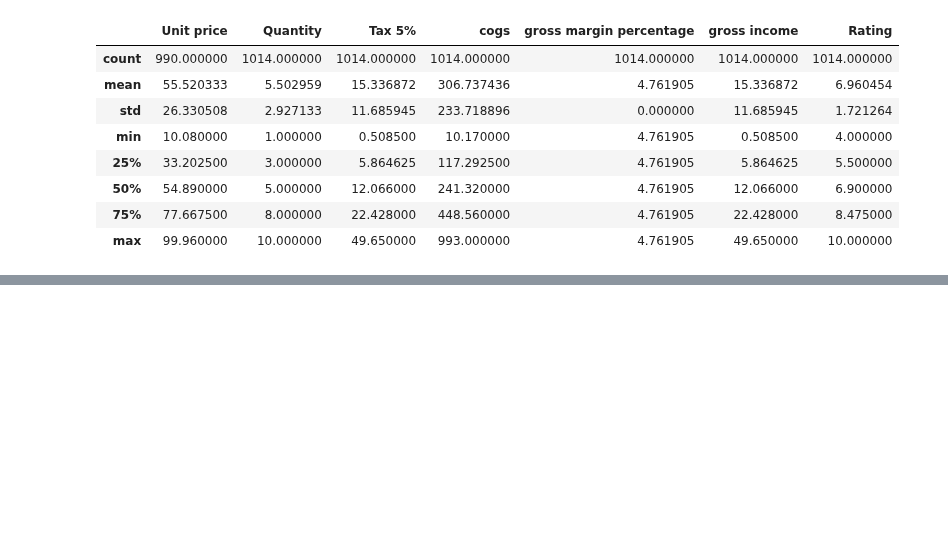
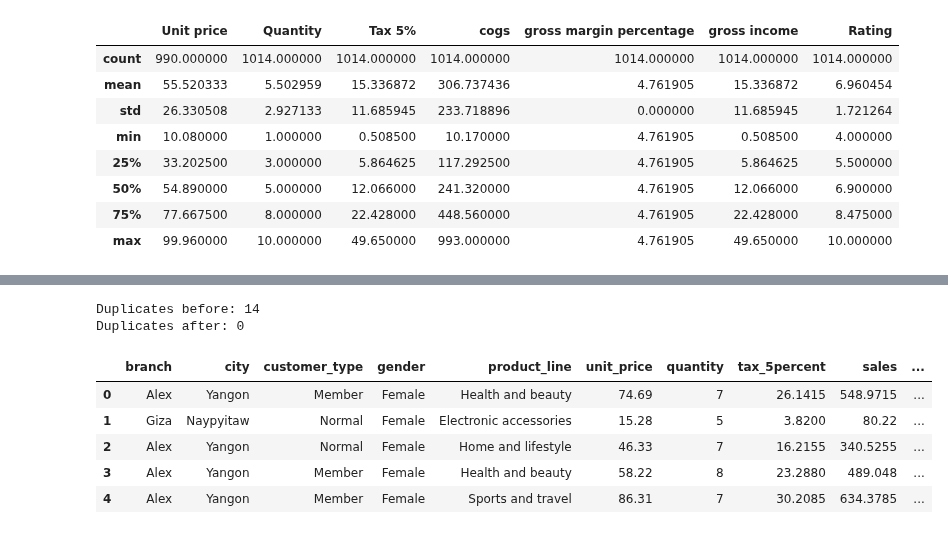
Before and after one commit to moaaz-z/DEPI, a Jupyter notebook: 2.ipynb, the cells around one changed output, grey strips where cells are left out. Drawn from its saved outputs; the diff is of its cells as text; code cells hidden in the pictures; blank space fills up the shorter version.

```diff
--- a/2.ipynb
+++ b/2.ipynb
@@ -48,0 +193,30 @@ df.describe()
+# %%
+df["unit_price"] = df["unit_price"].fillna(
+    df["unit_price"].median()
+)
+
+df["sales"] = df["sales"].fillna(
+    df["sales"].median()
+)
+# %%
+df["date"] = df["date"].ffill().bfill()
+# %%
+print("Duplicates before:", df.duplicated().sum())
+
+df = df.drop_duplicates()
+
+print("Duplicates after:", df.duplicated().sum())
+# %% [output]
+Duplicates before: 14
+Duplicates after: 0
+# %%
+df = df.drop(columns=["invoice_id"])
+
+df.head()
+# %% [output]
+|  | branch | city | customer_type | gender | product_line | unit_price | quantity | tax_5percent | sales | ... |
+| 0 | Alex | Yangon | Member | Female | Health and beauty | 74.69 | 7 | 26.1415 | 548.9715 | ... |
+| 1 | Giza | Naypyitaw | Normal | Female | Electronic accessories | 15.28 | 5 | 3.8200 | 80.22 | ... |
+| 2 | Alex | Yangon | Normal | Female | Home and lifestyle | 46.33 | 7 | 16.2155 | 340.5255 | ... |
+| 3 | Alex | Yangon | Member | Female | Health and beauty | 58.22 | 8 | 23.2880 | 489.048 | ... |
+| 4 | Alex | Yangon | Member | Female | Sports and travel | 86.31 | 7 | 30.2085 | 634.3785 | ... |
```
Also changed, not shown: parts of 21 cells of this notebook.
